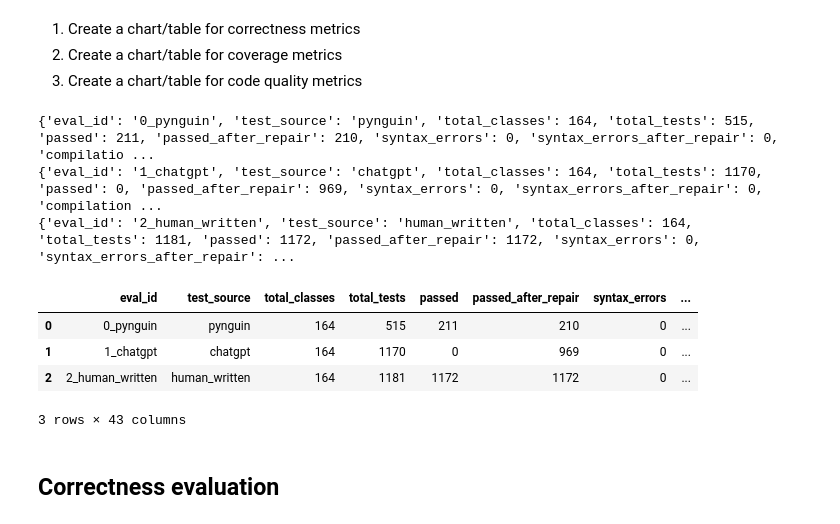
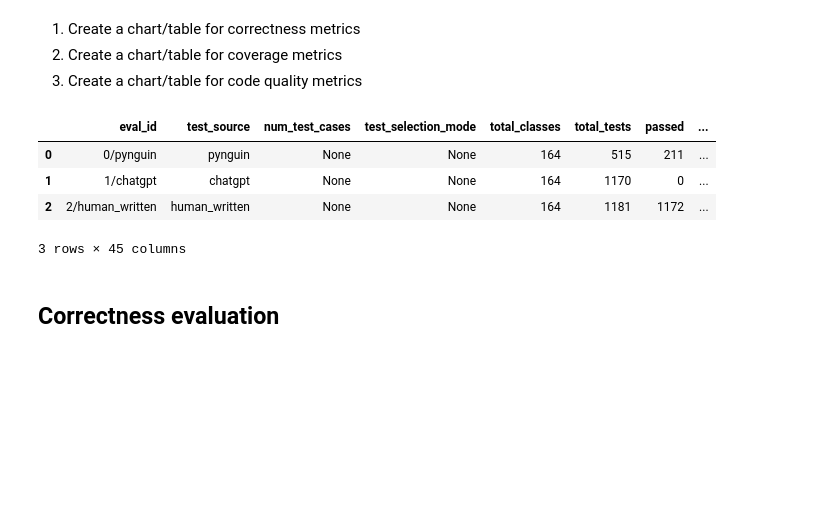
Before and after one commit to AlexChudic/test-suite-enhancement, a Jupyter notebook: src/scripts.ipynb, the cells around one changed output. Cells and saved outputs as stored; diff of their text form; code cells hidden in the pictures; blank space fills up the shorter version.

```diff
--- a/src/scripts.ipynb
+++ b/src/scripts.ipynb
@@ -122,30 +155,28 @@ def remove_task_path(json_path):
 # %%
 # Transform the task_json to csv
 import pandas as pd
 from IPython.display import display
 
 def get_initial_eval_entry_csv(project_name):
     eval_entries = EvaluationEntry.load_all("initial", project_name)
     data = []
 
     for eval_entry in eval_entries:
         eval_entry_data = eval_entry.get_eval_entry_csv()
         data.append(eval_entry_data)
 
     init_dfs = pd.concat(data, ignore_index=True)
-    display(init_dfs)
+    # display(init_dfs)
     return init_dfs
 
-df = get_initial_eval_entry_csv('human_eval')
+initial_data = get_initial_eval_entry_csv('human_eval')
+display(initial_data)
 # %% [output]
+|  | eval_id | test_source | num_test_cases | test_selection_mode | total_classes | total_tests | passed | ... |
+| 0 | 0/pynguin | pynguin | None | None | 164 | 515 | 211 | ... |
+| 1 | 1/chatgpt | chatgpt | None | None | 164 | 1170 | 0 | ... |
+| 2 | 2/human_written | human_written | None | None | 164 | 1181 | 1172 | ... |
-{'eval_id': '0_pynguin', 'test_source': 'pynguin', 'total_classes': 164, 'total_tests': 515, 'passed': 211, 'passed_after_repair': 210, 'syntax_errors': 0, 'syntax_errors_after_repair': 0, 'compilatio ...
-{'eval_id': '1_chatgpt', 'test_source': 'chatgpt', 'total_classes': 164, 'total_tests': 1170, 'passed': 0, 'passed_after_repair': 969, 'syntax_errors': 0, 'syntax_errors_after_repair': 0, 'compilation ...
-{'eval_id': '2_human_written', 'test_source': 'human_written', 'total_classes': 164, 'total_tests': 1181, 'passed': 1172, 'passed_after_repair': 1172, 'syntax_errors': 0, 'syntax_errors_after_repair': ...
+3 rows × 45 columns
-|  | eval_id | test_source | total_classes | total_tests | passed | passed_after_repair | syntax_errors | ... |
-| 0 | 0_pynguin | pynguin | 164 | 515 | 211 | 210 | 0 | ... |
-| 1 | 1_chatgpt | chatgpt | 164 | 1170 | 0 | 969 | 0 | ... |
-| 2 | 2_human_written | human_written | 164 | 1181 | 1172 | 1172 | 0 | ... |
-3 rows × 43 columns
 # %% [markdown]
 ## Correctness evaluation
 # %%
```
Also changed, not shown: parts of 12 cells of this notebook, 1 other file.
